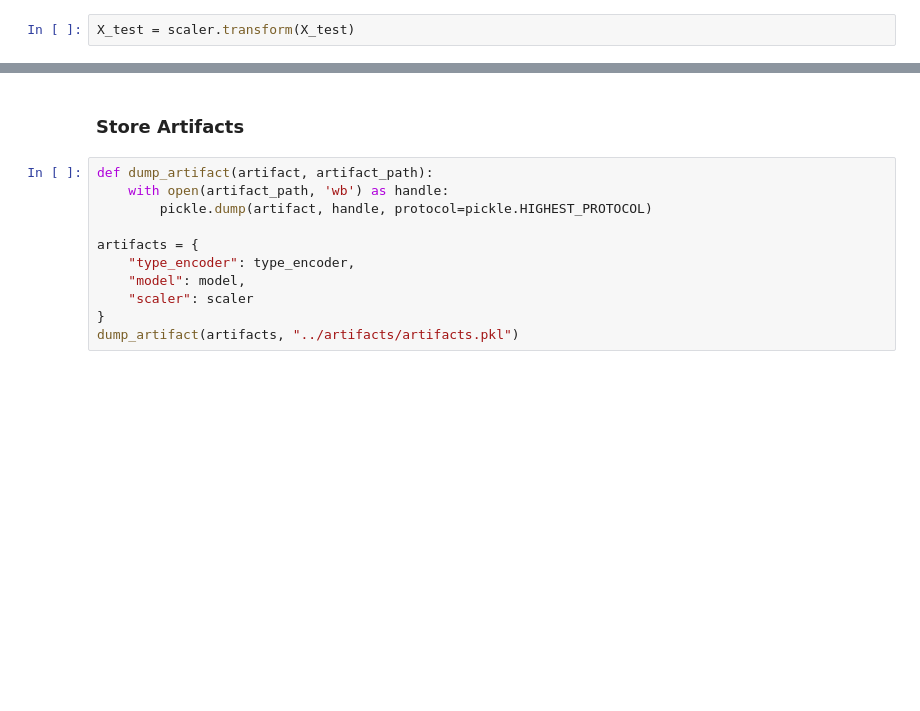
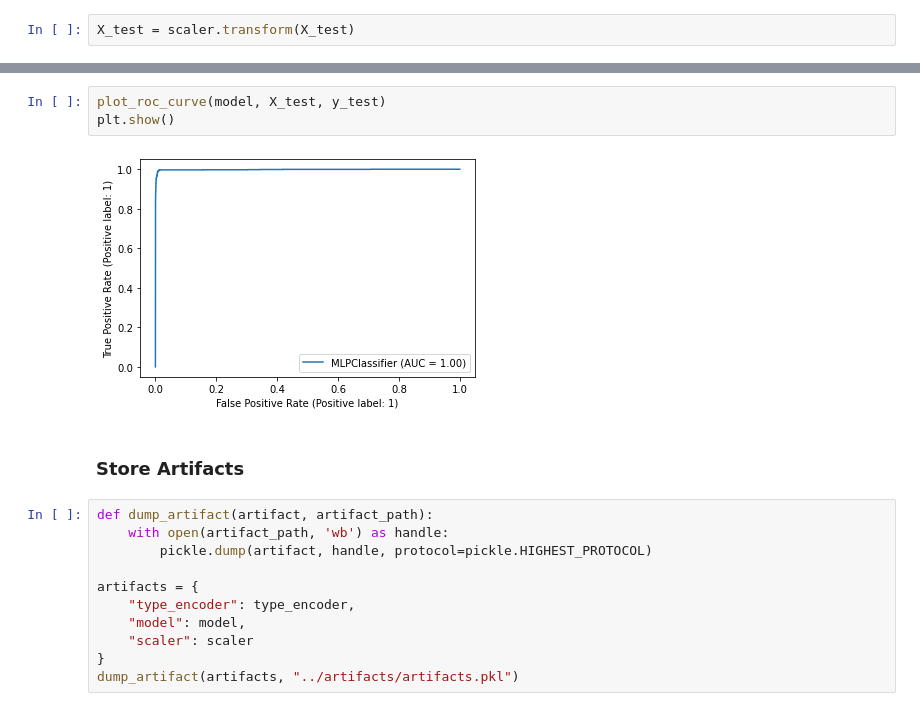
Before and after one commit to GabrielSandoval/plentina, a Jupyter notebook: notebooks/Train.ipynb, the cells around one changed output, grey strips where cells are left out. Saved outputs shown, nothing was run; the diff lists cells and outputs as text; blank space fills up the shorter version.

```diff
--- a/notebooks/Train.ipynb
+++ b/notebooks/Train.ipynb
@@ -173,3 +198,8 @@ Confusion Matrix:
+# %%
+plot_roc_curve(model, X_test, y_test)
+plt.show()
+# %% [output]
+[figure, added]
 # %% [markdown]
 ### Store Artifacts
 # %%
```
Also changed, not shown: parts of 12 cells of this notebook, 7 other files.
